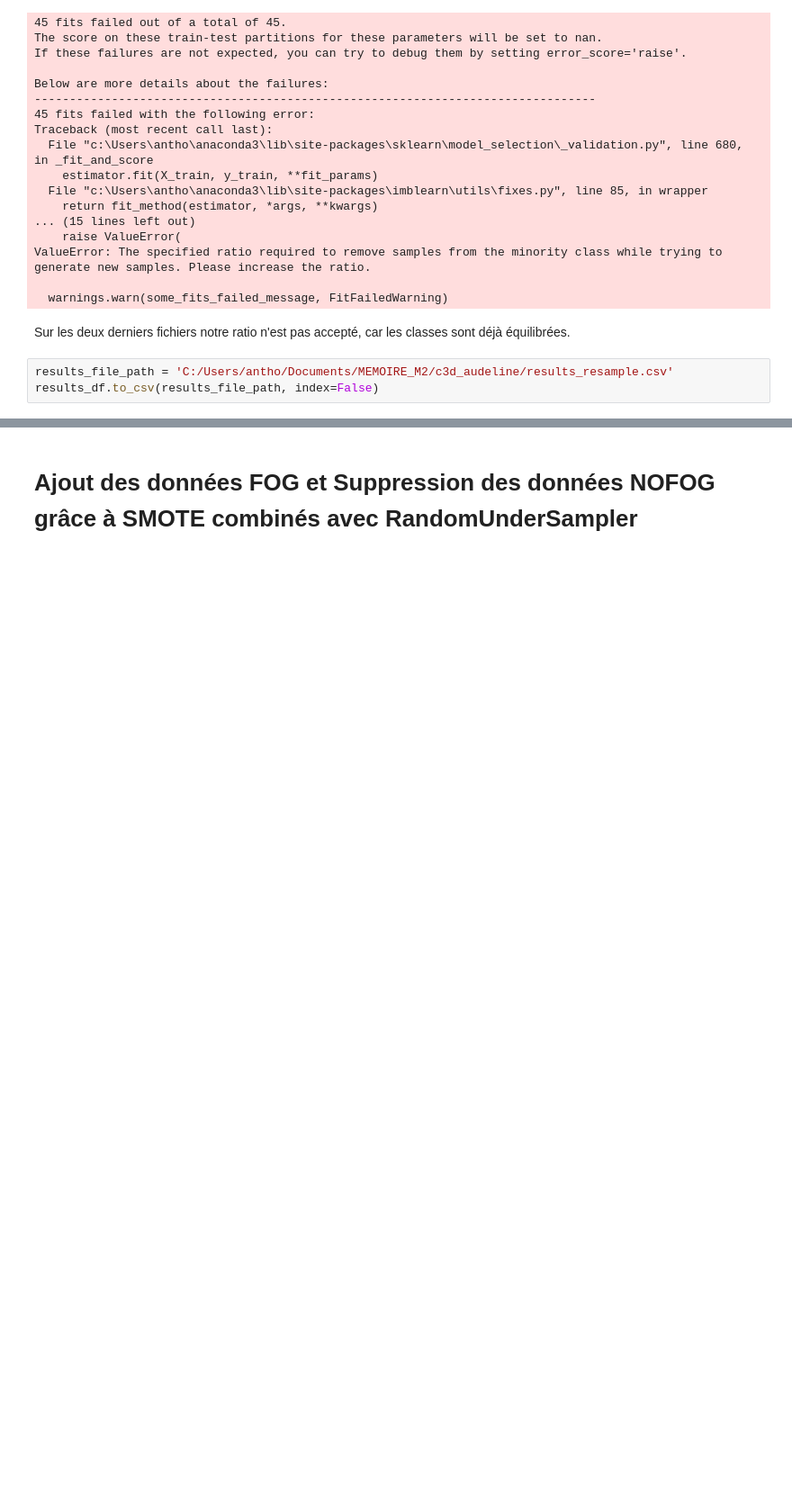
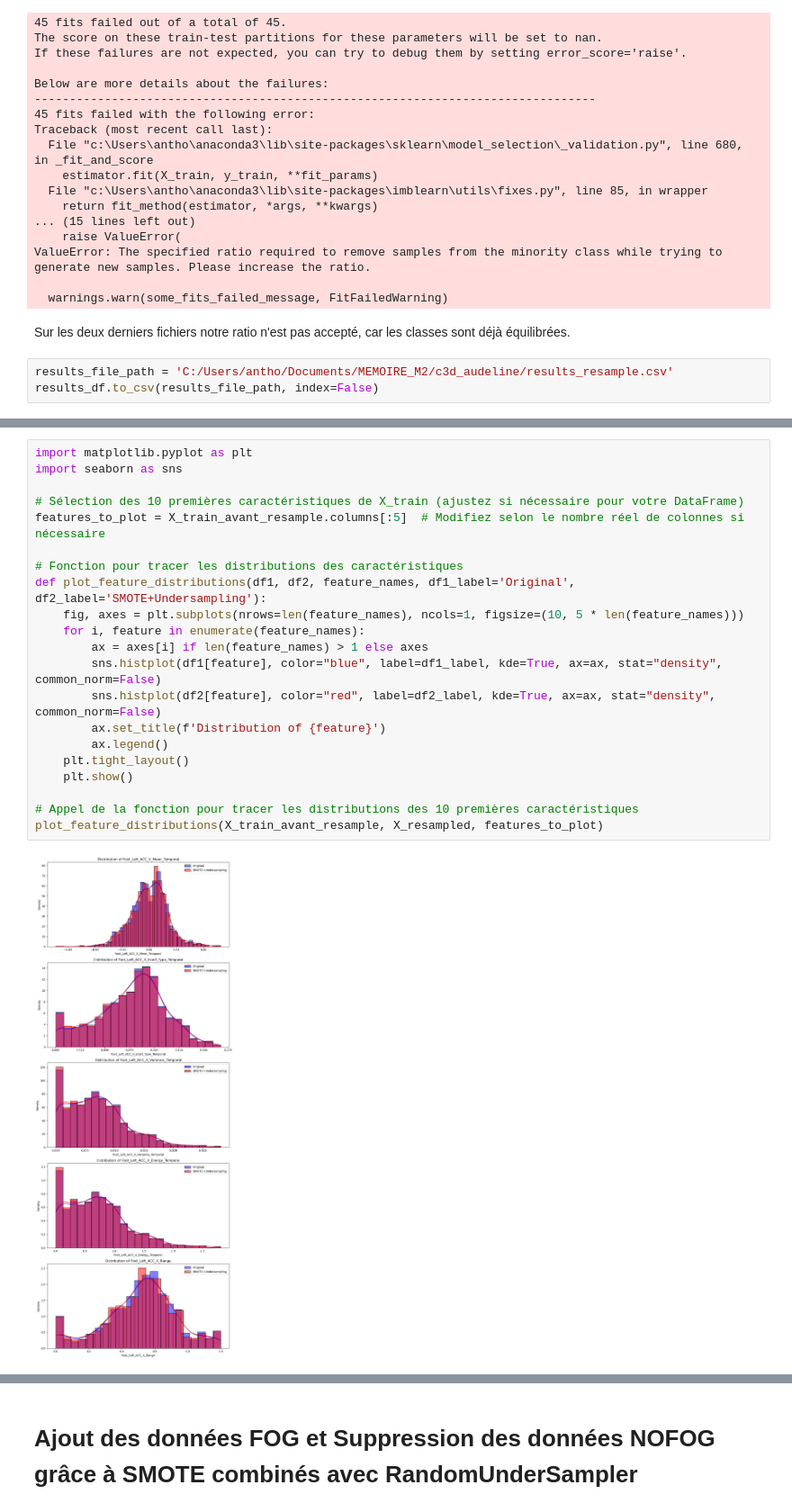
Before and after one commit to Anthoplc/Detect-FOG, a Jupyter notebook: code/relief_f.ipynb, the cells around one changed output, grey strips where cells are left out. Shown at 90% size. Cells and saved outputs as stored; diff of their text form; blank space fills up the shorter version.

```diff
--- a/code/relief_f.ipynb
+++ b/code/relief_f.ipynb
@@ -193,0 +396,23 @@ results_df.to_csv(results_file_path, index=False)
+# %%
+import matplotlib.pyplot as plt
+import seaborn as sns
+
+# Sélection des 10 premières caractéristiques de X_train (ajustez si nécessaire pour votre DataFrame)
+features_to_plot = X_train_avant_resample.columns[:5]  # Modifiez selon le nombre réel de colonnes si nécessaire
+
+# Fonction pour tracer les distributions des caractéristiques
+def plot_feature_distributions(df1, df2, feature_names, df1_label='Original', df2_label='SMOTE+Undersampling'):
+    fig, axes = plt.subplots(nrows=len(feature_names), ncols=1, figsize=(10, 5 * len(feature_names)))
+    for i, feature in enumerate(feature_names):
+        ax = axes[i] if len(feature_names) > 1 else axes
+        sns.histplot(df1[feature], color="blue", label=df1_label, kde=True, ax=ax, stat="density", common_norm=False)
+        sns.histplot(df2[feature], color="red", label=df2_label, kde=True, ax=ax, stat="density", common_norm=False)
+        ax.set_title(f'Distribution of {feature}')
+        ax.legend()
+    plt.tight_layout()
+    plt.show()
+
+# Appel de la fonction pour tracer les distributions des 10 premières caractéristiques
+plot_feature_distributions(X_train_avant_resample, X_resampled, features_to_plot)
+# %% [output]
+[figure, added]
```
Also changed, not shown: parts of 37 cells of this notebook.
